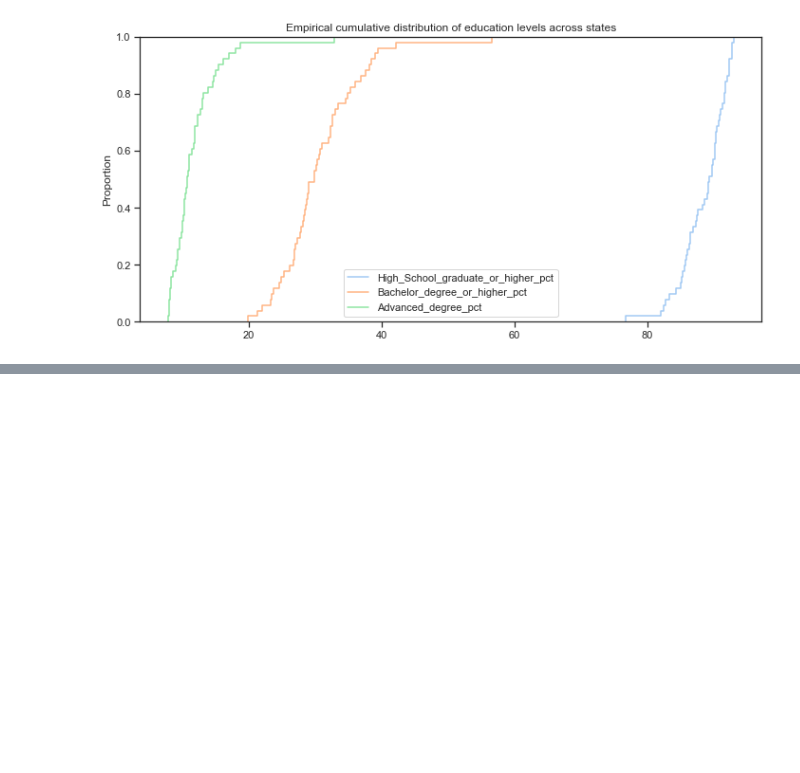
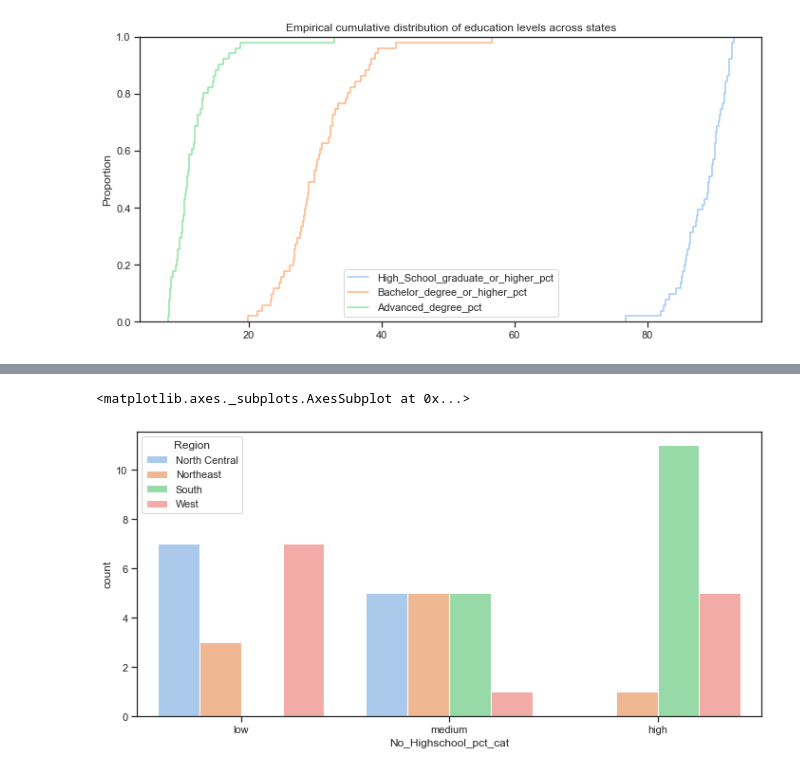
Before and after one commit to maxjoerg/manning_demographic_data_analysis, a Jupyter notebook: visualization.ipynb, the cells around one changed output, grey strips where cells are left out. Saved outputs shown, nothing was run; the diff lists cells and outputs as text; code cells hidden in the pictures; blank space fills up the shorter version.

Commit message:
Added new diagrams and started correlation analysis

```diff
--- a/visualization.ipynb
+++ b/visualization.ipynb
@@ -554,0 +696,10 @@ df_all.head()
+# %%
+# let us plot a barchart for No Highschool per region
+temp = pd.DataFrame(df_all_enhanced.loc[:,["No_Highschool_pct_cat", "Region" ]]. \
+groupby(['Region', 'No_Highschool_pct_cat']).size())
+temp.columns = ["count"]
+temp = temp.reset_index()
+sns.barplot(x="No_Highschool_pct_cat", y="count", hue="Region", data=temp)
+# %% [output]
+<matplotlib.axes._subplots.AxesSubplot at 0x...>
+[figure, added]
```
Also changed, not shown: parts of 70 cells of this notebook.
